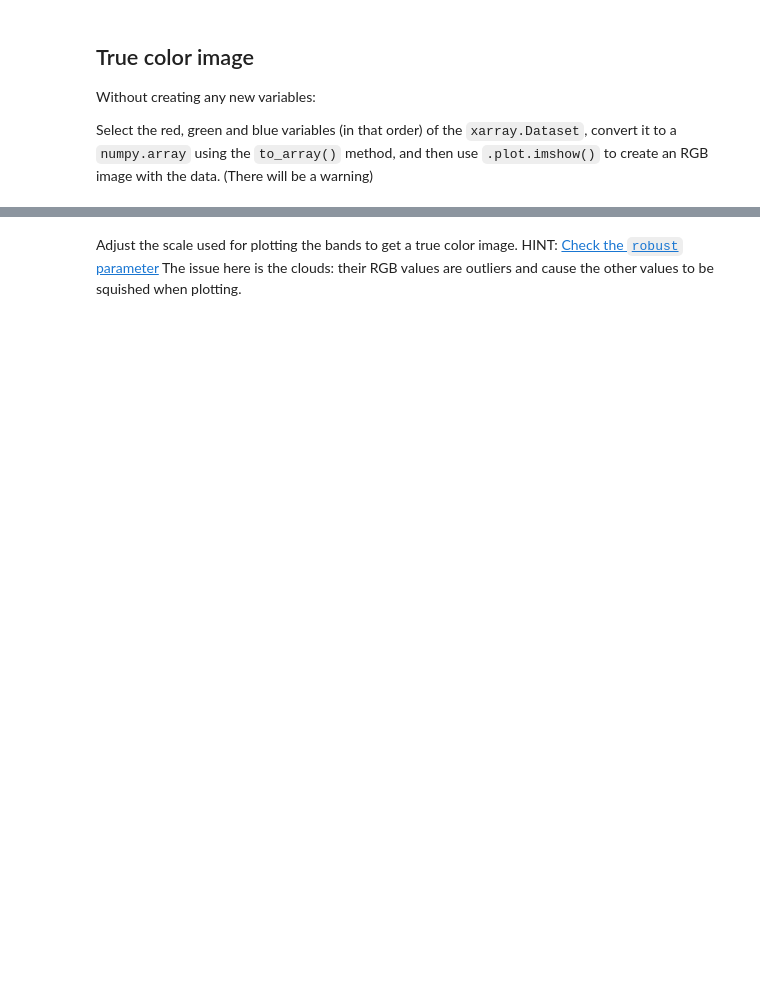
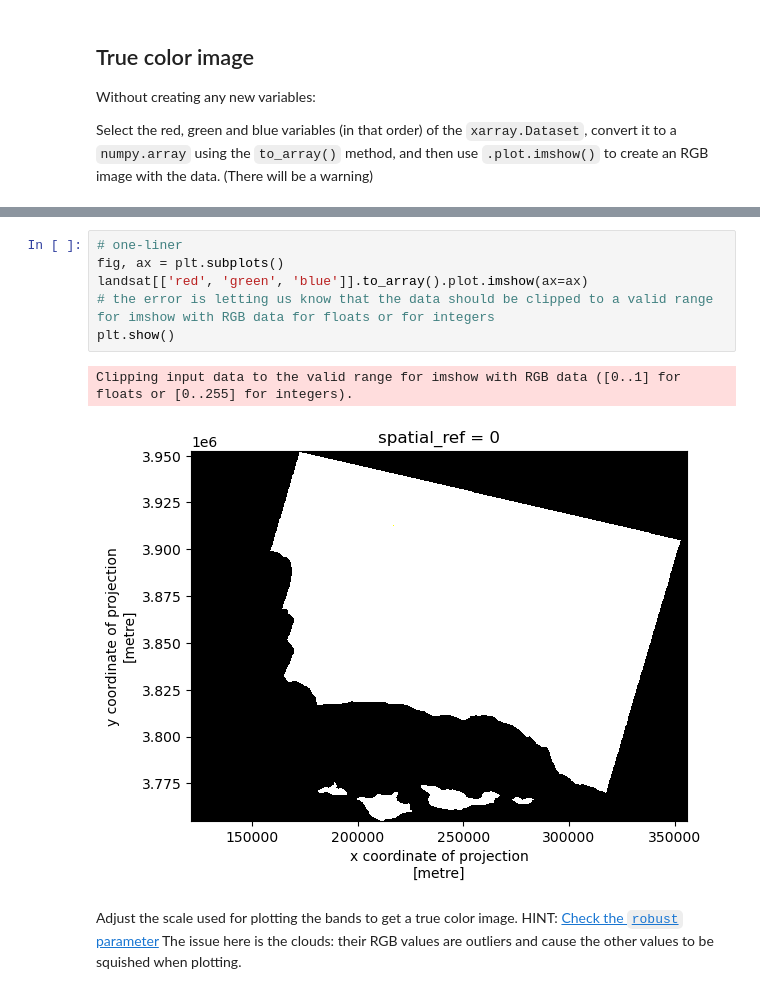
Before and after one commit to a-ramji/eds220-hwk-4, a Jupyter notebook: hwk4-task2-false-color.ipynb, the cells around one changed output, grey strips where cells are left out. Cells and saved outputs as stored; diff of their text form; blank space fills up the shorter version.

```diff
--- a/hwk4-task2-false-color.ipynb
+++ b/hwk4-task2-false-color.ipynb
@@ -167,3 +394,12 @@ Select the red, green and blue variables (in that order) of the `xarray.Dataset`
+# %%
+# one-liner
+fig, ax = plt.subplots()
+landsat[['red', 'green', 'blue']].to_array().plot.imshow(ax=ax)
+# the error is letting us know that the data should be clipped to a valid range for imshow with RGB data for floats or for integers
+plt.show()
+# %% [output]
+Clipping input data to the valid range for imshow with RGB data ([0..1] for floats or [0..255] for integers).
+[figure, added]
 # %% [markdown]
 Adjust the scale used for plotting the bands to get a true color image.
 HINT: [Check the `robust` parameter](https://matplotlib.org/stable/api/_as_gen/matplotlib.pyplot.imshow.html)
```
Also changed, not shown: parts of 29 cells of this notebook, 1 other file.
